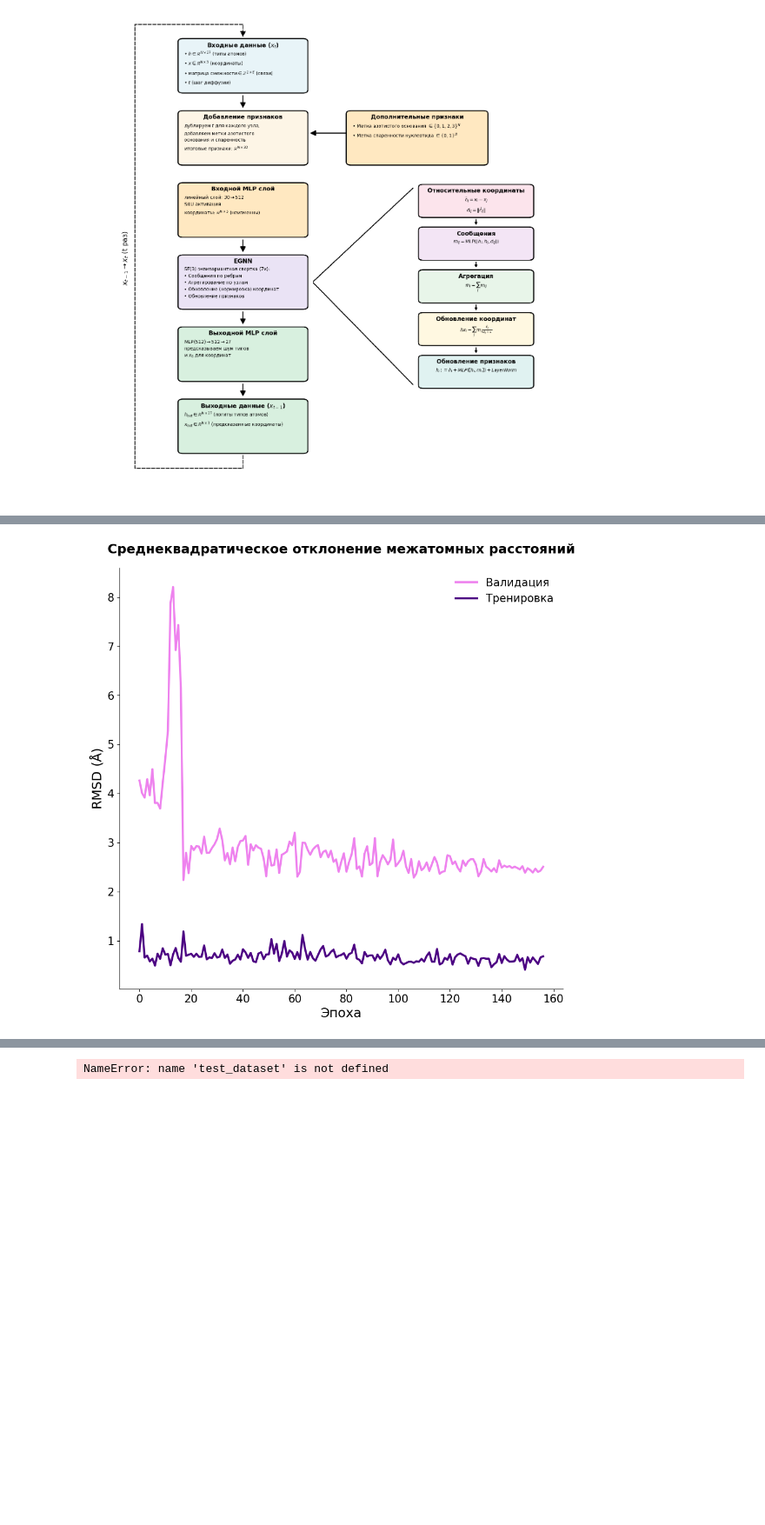
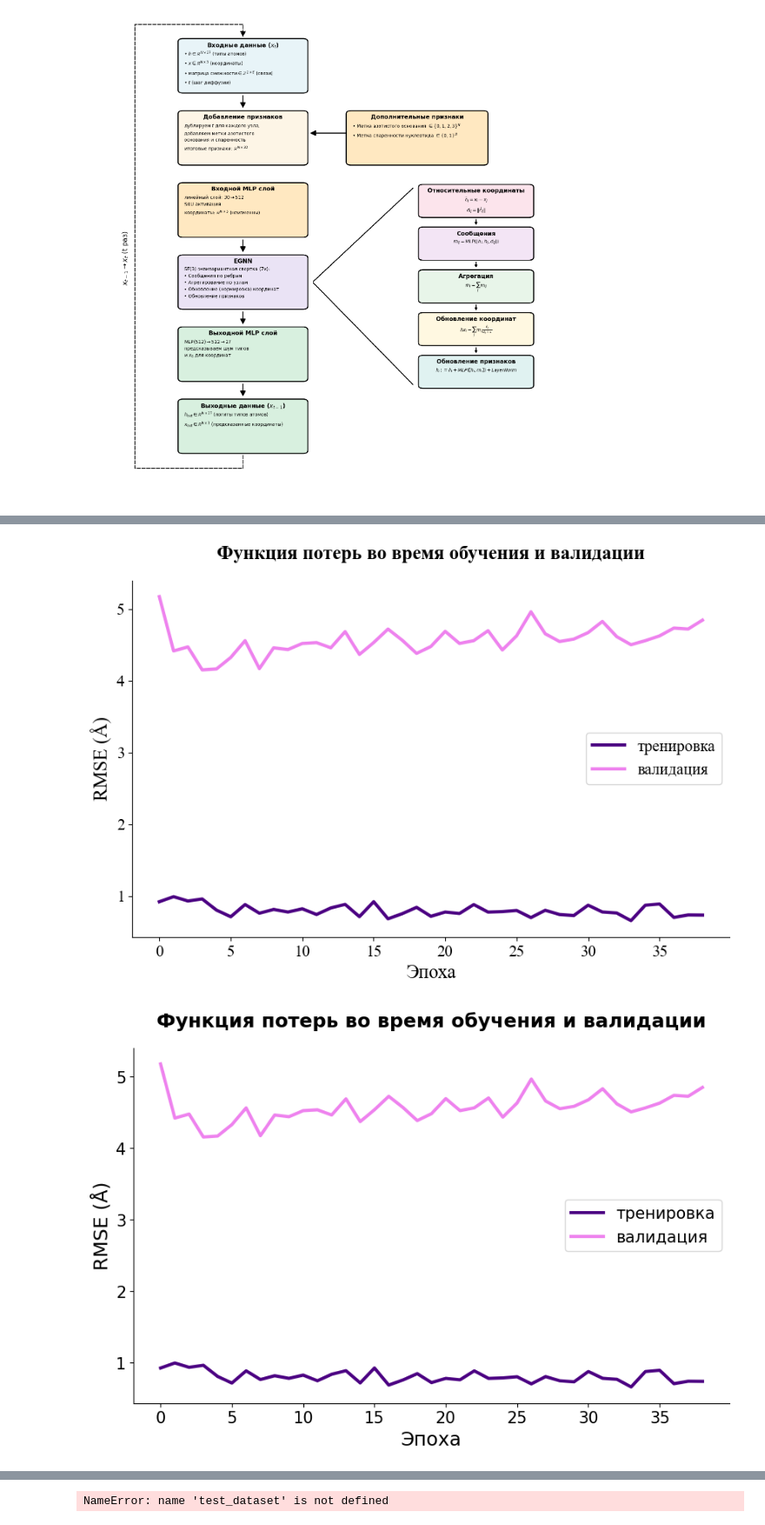
Before and after one commit to Eclipter/backbone_regeneration, a Jupyter notebook: src/visualize.ipynb, the cells around one changed output, grey strips where cells are left out. Shown at 87% size. Saved outputs shown, nothing was run; the diff lists cells and outputs as text; code cells hidden in the pictures; blank space fills up the shorter version.

Commit message:
Cleaned up visualizations script and added dataset visualization

```diff
--- a/src/visualize.ipynb
+++ b/src/visualize.ipynb
@@ -372,7 +485,7 @@ def scalars_to_dataframe(ea, tag):
     return pd.DataFrame(rows, columns=['step', 'value'])
 
 
-run_filename = 'dim256_steps200'
+run_filename = 'test'
 run_path = osp.join('..', 'logs', run_filename)
 event_files = glob(osp.join(run_path, 'events.*'))
 
@@ -414,32 +531,50 @@ wide_scalars
 # %%
-plt.rcParams['font.family'] = 'DejaVu Sans'
+for font in ['Times New Roman', 'DejaVu Sans']:
+    plt.rcParams['font.family'] = font
 
-fig, ax = plt.subplots(figsize=(10, 10), sharex=False)
+    fig, ax = plt.subplots(figsize=(10, 6))
 
-ax.tick_params(axis='both', labelsize=15)
-sns.despine(top=True, right=True)
+    ax.tick_params(axis='both', labelsize=15)
+    sns.despine(ax=ax, top=True, right=True)
 
-rmse_metrics = scalars_by_epoch[scalars_by_epoch['tag'].isin(['train_rmse', 'val_rmse'])].copy()
-rmse_metrics['tag'] = rmse_metrics['tag'].map({'train_rmse': 'Тренировка', 'val_rmse': 'Валидация'})
-sns.lineplot(
-    data=rmse_metrics,
-    x='epoch',
-    y='value',
-    hue='tag',
-    palette=['violet', 'indigo'],
-    linewidth=2.8
-)
-plt.title(
-    'Среднеквадратическое отклонение межатомных расстояний',
-    fontsize=18,
-    fontweight='bold',
-    pad=20
-)
-plt.xlabel('Эпоха', fontsize=18)
-plt.ylabel(r'RMSD ($\mathrm{\AA}$)', fontsize=18)
-plt.legend(title=None, fontsize=15, loc='upper right', frameon=False)
+    sns.lineplot(
+        data=wide_scalars,
+        x='epoch',
+        y='train_rmse',
+        color='indigo',
+        linewidth=3,
+        label='тренировка'
+    )
+    sns.lineplot(
+        data=wide_scalars,
+        x='epoch',
+        y='val_rmse',
+        color='violet',
+        linewidth=3,
+        label='валидация'
+    )
+    plt.title(
+        'Функция потерь во время обучения и валидации',
+        fontsize=18,
+        fontweight='bold',
+        pad=20
+    )
+    plt.xlabel('Эпоха', fontsize=18)
+    plt.ylabel('RMSE (Å)', fontsize=18)
 
-fig.tight_layout(pad=3.2)
-plt.show()
+    plt.legend(fontsize=15)
+
+    if font == 'Times New Roman':
+        plot_name = 'text_plot.png'
+    else:
+        plot_name = 'presentation_plot.png'
+    plt.savefig(
+        osp.join(run_path, plot_name),
+        bbox_inches='tight',
+        dpi=300
+    )
+
+    plt.show()
 # %% [output]
-[figure, old version]
+[figure, new version]
+[figure, added]
```
Also changed, not shown: parts of 9 cells of this notebook.
